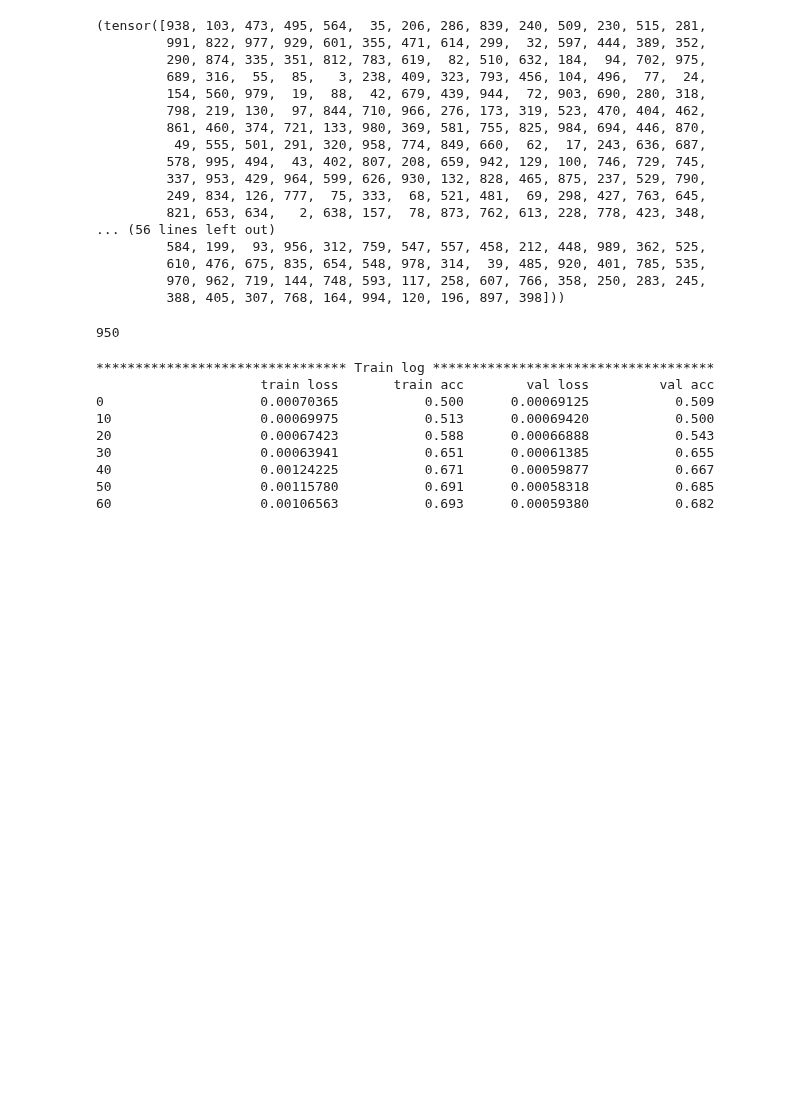
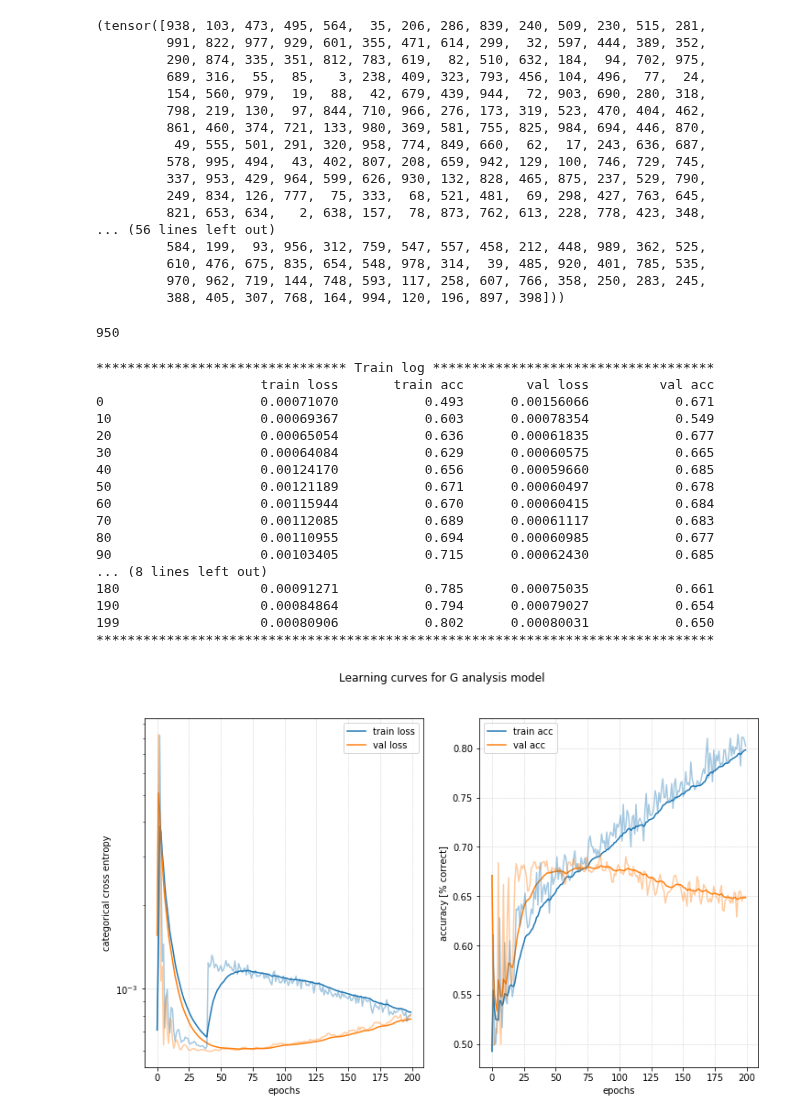
Before and after one commit to palexlee/DeepWololo, a Jupyter notebook: baseline.ipynb, the cells around one changed output. Cells and saved outputs as stored; diff of their text form; code cells hidden in the pictures; blank space fills up the shorter version.

```diff
--- a/baseline.ipynb
+++ b/baseline.ipynb
@@ -136,27 +136,36 @@ idxs.split(b)
 # %% [output]
 950
 # %%
-modelG = aliGs(size_input_vector)
+modelG = denseG(size_input_vector)
 
 crit_fun = lambda input_, target : (input_, target)
 y_hat_fun = lambda y: y.argmax(1)
 batch_cap = 40
 #batch_fun = lambda x, y: x // (y // batch_cap + 1) #x: batch_size, y: epoch
 batch_fun = lambda x, y: x - 2*(y // batch_cap) * batch_cap
 
 loss_fun = nn.CrossEntropyLoss(weight=crossEntropyClassesWeigths)
 learning_rate = 0.01
 
 mt = ModelTrainer(modelG, loss_fun, optim.Adamax(modelG.parameters(), lr=learning_rate), y_hat_fun, crit_fun, batch_fun)
 hist = mt.fit(g_train_dataset, g_test_dataset, epochs=200, batch_size=1000, verbose=10)
 mt.plot_training("Learning curves for G analysis model")
 # %% [output]
 ******************************** Train log ************************************
                      train loss       train acc        val loss         val acc
-0                    0.00070365           0.500      0.00069125           0.509
-10                   0.00069975           0.513      0.00069420           0.500
-20                   0.00067423           0.588      0.00066888           0.543
-30                   0.00063941           0.651      0.00061385           0.655
-40                   0.00124225           0.671      0.00059877           0.667
-50                   0.00115780           0.691      0.00058318           0.685
-60                   0.00106563           0.693      0.00059380           0.682
+0                    0.00071070           0.493      0.00156066           0.671
+10                   0.00069367           0.603      0.00078354           0.549
+20                   0.00065054           0.636      0.00061835           0.677
+30                   0.00064084           0.629      0.00060575           0.665
+40                   0.00124170           0.656      0.00059660           0.685
+50                   0.00121189           0.671      0.00060497           0.678
+60                   0.00115944           0.670      0.00060415           0.684
+70                   0.00112085           0.689      0.00061117           0.683
+80                   0.00110955           0.694      0.00060985           0.677
+90                   0.00103405           0.715      0.00062430           0.685
+... (8 lines left out)
+180                  0.00091271           0.785      0.00075035           0.661
+190                  0.00084864           0.794      0.00079027           0.654
+199                  0.00080906           0.802      0.00080031           0.650
+*******************************************************************************
+[figure, added]
```
Also changed, not shown: 1 other file.
